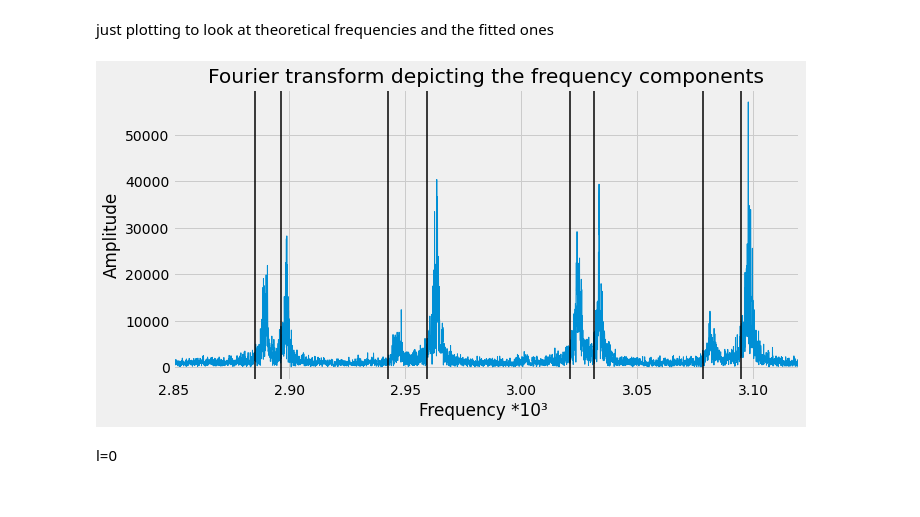
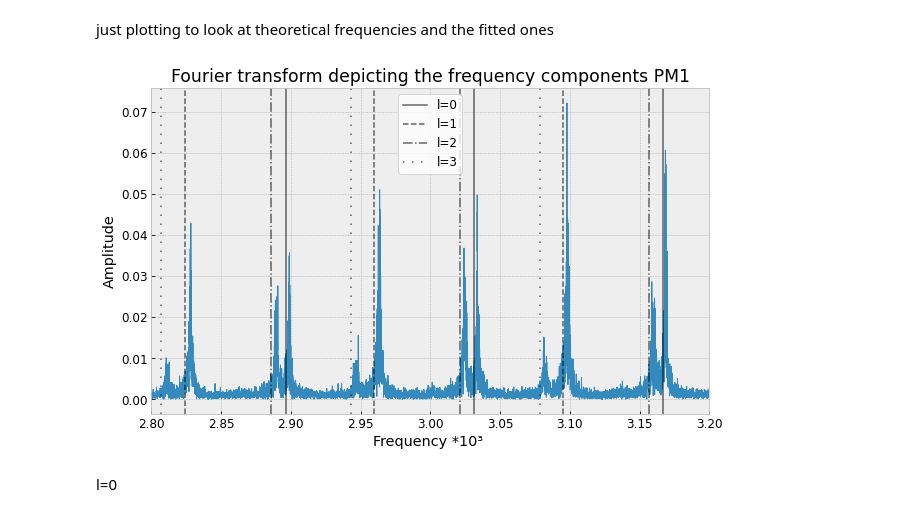
Before and after one commit to rita-png/astrophysics-laboratory, a Jupyter notebook: Sun.ipynb, the cells around one changed output. Cells and saved outputs as stored; diff of their text form; code cells hidden in the pictures.

```diff
--- a/Sun.ipynb
+++ b/Sun.ipynb
@@ -225,3 +218,6 @@ plt.show()
+# %%
+plt.rcParams['figure.figsize'] = (10, 6)
+plt.rcParams.update({'font.size': 12})
 # %% [markdown]
 Analysis of data[0] (this is the zone analysed in the paper)
 # %%
@@ -250,7 +245,6 @@ import math
 from scipy.optimize import curve_fit
 
 def lorentz(x, A, sigma, x0):
-    cst = 0.00001
     y = A/math.pi*(sigma)/((x-x0)**2+(sigma)**2)
     return y
 
@@ -288,6 +292,3 @@ print(pars)
 # Fit to more peaks
 # %% [markdown]
 Fitting peaks with frequencies between 2.6563448694596232 and 3.668285772110909
-# %%
-plt.rcParams.update({'font.size': 12})
-plt.rcParams["figure.figsize"] = (10,5)
@@ -453,37 +477,69 @@ ultima coluna = frequencia propria (mHz)
+# %%
+frequencies_theory_l0 = [0.535308, 0.679501, 0.970528, 1.115391, 1.260426, 1.403781, 1.543825, 1.681478, 1.817298, 1.953574, 2.090097, 2.225231, 2.359319, 2.492708, 2.626554, 2.761449, 2.896414, 3.031626, 3.16692, 3.302485, 3.438826, 3.575348, 3.712182, 3.849159, 3.986249, 4.123775, 4.261271, 4.398846, 4.536387, 4.673751, 4.946911, 5.095484, 5.234301, 5.373123, 5.512118, 5.65101, 5.78991, 5.928871, 6.067785, 6.206761, 6.345584, 6.48434, 6.62311, 6.761761, 7.038738, 7.176977, 7.315157, 7.453125, 7.590913]
+frequencies_theory_l1 = [0.891473, 1.036782, 1.182289, 1.325785, 1.468123, 1.606647, 1.743139, 1.879592, 2.015963, 2.152349, 2.28712, 2.42074, 2.554625, 2.689054, 2.824228, 2.959557, 3.094791, 3.23037, 3.366419, 3.502967, 3.639851, 3.776819, 3.913997, 4.051451, 4.189064, 4.326765, 4.464404, 4.601967, 4.739407, 4.876241, 5.023275, 5.162115, 5.301017, 5.44002, 5.579044, 5.718011, 5.857005, 5.996009, 6.135015, 6.273986]
+frequencies_theory_l2 = [0.957193, 1.101802, 1.246902, 1.390052, 1.530353, 1.668165, 1.804061, 1.940584, 2.077293, 2.212784, 2.34722, 2.480858, 2.615009, 2.750181, 2.885445, 3.02098, 3.156551, 3.292407, 3.42903, 3.565824, 3.702942, 3.840181, 3.977531, 4.115312, 4.253053, 4.390873, 4.528647, 4.66624, 4.803671, 4.939921, 5.088536, 5.227532, 5.366524, 5.505683, 5.644735, 5.783787, 5.922895, 6.06195, 6.201058]
+frequencies_theory_l3 = [0.864609, 1.012056, 1.158037, 1.302591, 1.445901, 1.585199, 1.722534, 1.859199, 1.995954, 2.132971, 2.268246, 2.402443, 2.536677, 2.671394, 2.807062, 2.942791, 3.078497, 3.214521, 3.350926, 3.487938, 3.625222, 3.762608, 3.900194, 4.037984, 4.175992, 4.314043, 4.452032, 4.589953, 4.727719, 4.864958, 4.999742, 5.151218, 5.290399, 5.429645, 5.56893, 5.708133, 5.847348, 5.986578, 6.125788, 6.264974]
+
+frequencies_theory_n_l0 = [[3,0.535308], [4,0.679501], [6,0.970528], [7,1.115391], [8,1.260426], [9,1.403781], [10,1.543825], [11,1.681478], [12,1.817298], [13,1.953574], [14,2.090097], [15,2.225231], [16,2.359319], [17,2.492708], [18,2.626554], [19,2.761449], [20,2.896414], [21,3.031626], [22,3.16692], [23,3.302485], [24,3.438826], [25,3.575348], [26,3.712182], [27,3.849159], [28,3.986249], [29,4.123775], [30,4.261271], [31,4.398846], [32,4.536387], [33,4.673751], [35,4.946911], [36,5.095484], [37,5.234301], [38,5.373123], [39,5.512118], [40,5.65101], [41,5.78991], [42,5.928871], [43,6.067785], [44,6.206761], [45,6.345584], [46,6.48434], [47,6.62311], [48,6.761761], [50,7.038738], [51,7.176977], [52,7.315157], [53,7.453125], [54,7.590913]]
+frequencies_theory_n_l1 = [[5,0.891473],[6,1.036782],[7,1.182289],[8,1.325785],[9,1.468123],[10,1.606647],[11,1.743139],[12,1.879592],[13,2.015963],[14,2.152349],[15,2.28712],[16,2.42074],[17,2.554625],[18,2.689054],[19,2.824228],[20,2.959557],[21,3.094791],[22,3.23037],[23,3.366419],[24,3.502967],[25,3.639851],[26,3.776819],[27,3.913997],[28,4.051451],[29,4.189064],[30,4.326765],[31,4.464404],[32,4.601967],[33,4.739407],[34,4.876241],[35,5.023275],[36,5.162115],[37,5.301017],[38,5.44002],[39,5.579044],[40,5.718011],[41,5.857005],[42,5.996009],[43,6.135015],[44,6.273986]]
 # %% [markdown]
 just plotting to look at theoretical frequencies and the fitted ones
 # %%
-xdata = frequencies
-ydata  = abs(fourierTransform)
+# PM1
+xdata1 = freqs[0]
+ydata1  = FT[0]
+# PM2
+xdata2 = freqs[0]
+ydata2  = FT[1]
+
+
+with plt.style.context('bmh'):
+    plt.xlim([2.8, 3.2])
+    plt.title('Fourier transform depicting the frequency components PM1')
+    plt.xlabel('Frequency *10³ ')
+    plt.ylabel('Amplitude')
+    plt.plot(xdata1, ydata1, linewidth=1, alpha=1)
+    #plt.plot(xdata2, ydata2, label='PM2', linewidth=1, alpha=1)
+
+
+k = 0
+for i in frequencies_theory_l0:
+    k +=1
+    if k == 1:
+        plt.axvline(x = i, color = 'black', linestyle = 'solid', label = 'l=0', alpha=0.6)
+    else:
+        plt.axvline(x = i, color = 'black', linestyle = 'solid', alpha=0.6)
+
+k = 0
+for i in frequencies_theory_l1:
+    k +=1
+    if k == 1:
+        plt.axvline(x = i, color = 'black', linestyle = '--', label = 'l=1', alpha=0.6)
+    else:
+        plt.axvline(x = i, color = 'black', linestyle = '--', alpha=0.6)
+
+k = 0
+for i in frequencies_theory_l2:
+    k +=1
+    if k == 1:
+        plt.axvline(x = i, color = 'black', linestyle = 'dashdot', label = 'l=2', alpha=0.6)
+    else:
+        plt.axvline(x = i, color = 'black', linestyle = 'dashdot', alpha=0.6)
+
+k = 0
+for i in frequencies_theory_l3:
+    k +=1
+    if k == 1:
+        plt.axvline(x = i, color = 'black', linestyle = (0, (1,5)), label = 'l=3', alpha=0.6)
+    else:
+        plt.axvline(x = i, color = 'black', linestyle = (0, (1,5)), alpha=0.6)
 
 
 
-with plt.style.context('fivethirtyeight'):
-    plt.xlim([2.85, 3.12])
-    plt.title('Fourier transform depicting the frequency components')
-    plt.xlabel('Frequency *10³ ')
-    plt.ylabel('Amplitude')
-    plt.plot(xdata, ydata, label='data', linewidth=1, alpha=1)
-
-
-
-for i in frequencies_theory_l0:
-    plt.axvline(x = i, color = 'black', label = 'axvline - full height')
-
-for i in frequencies_theory_l1:
-    plt.axvline(x = i, color = 'black', label = 'axvline - full height')
-
-for i in frequencies_theory_l2:
-    plt.axvline(x = i, color = 'black', label = 'axvline - full height')
-
-for i in frequencies_theory_l3:
-    plt.axvline(x = i, color = 'black', label = 'axvline - full height')
-
-
-
+plt.legend()
 
 plt.show()
 # %% [output]
-[figure, old version]
+[figure, new version]
 # %% [markdown]
 l=0
```
Also changed, not shown: parts of 34 cells of this notebook.
